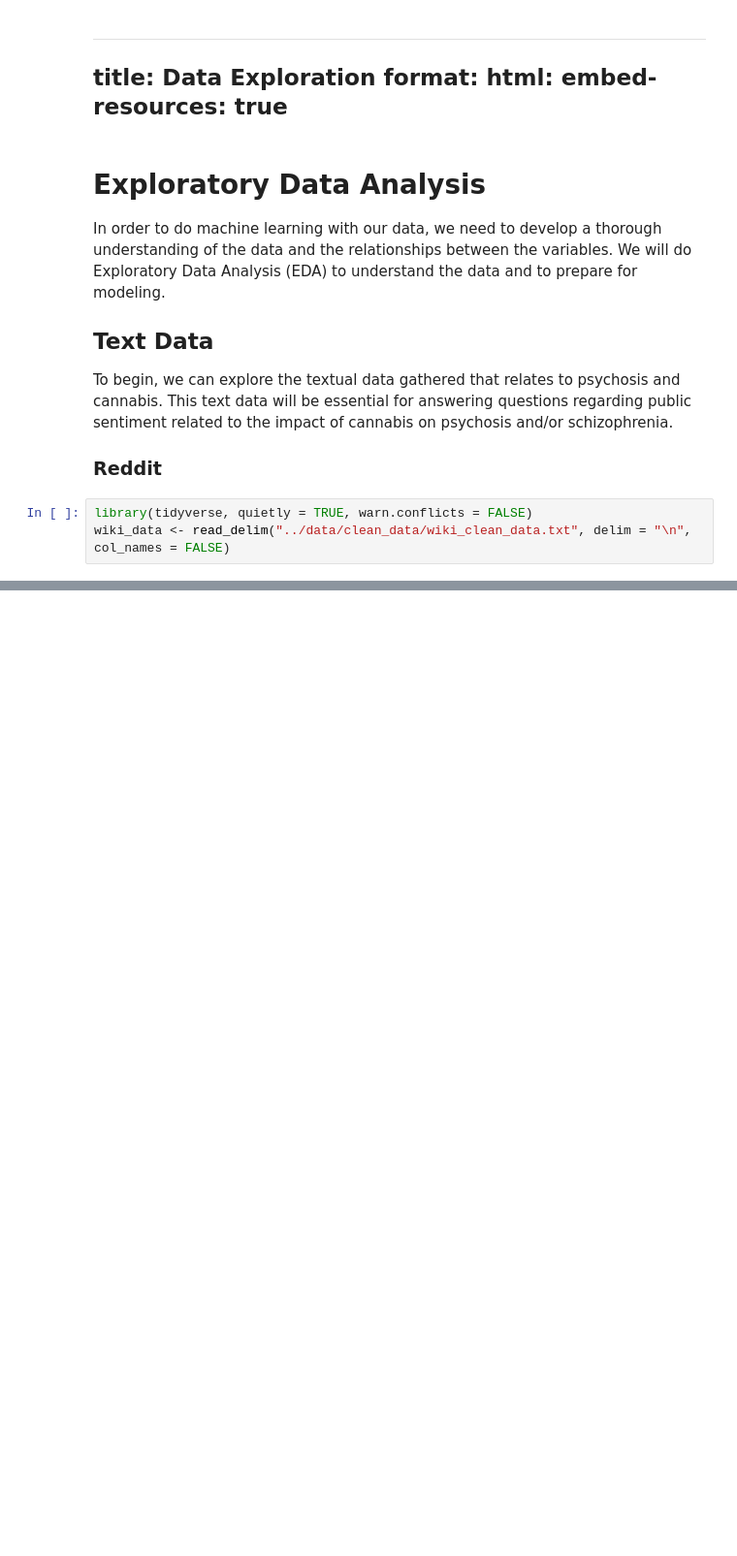
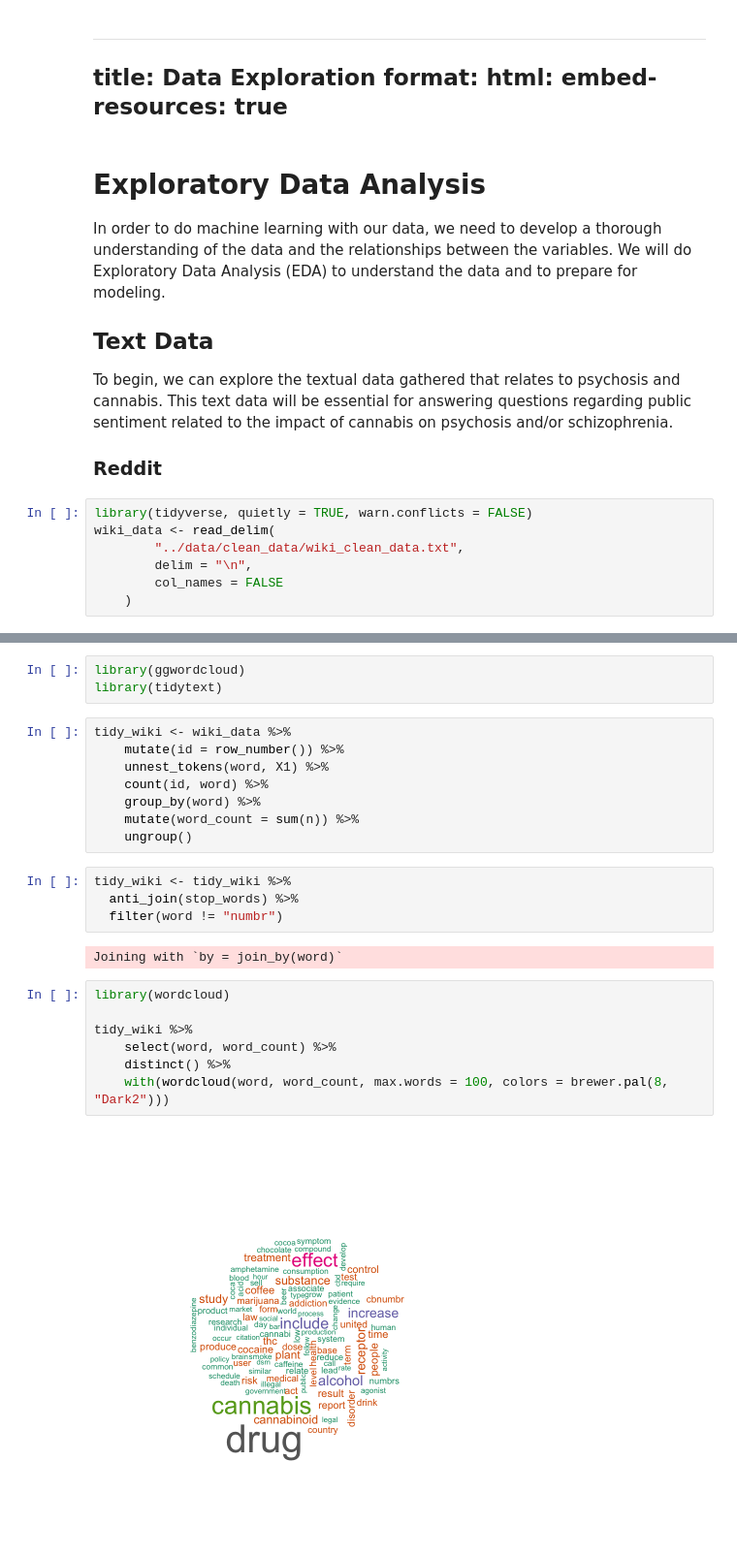
Before and after one commit to anly501/dsan-5000-project-mfgeary, a Jupyter notebook: dsan-website/5000-website/eda/eda.ipynb, the cells around one changed output, grey strips where cells are left out. Shown: that part at 97% size. Saved outputs shown, nothing was run; the diff lists cells and outputs as text; blank space fills up the shorter version.

Commit message:
Continue EDA and fix data cleaning issues

```diff
--- a/dsan-website/5000-website/eda/eda.ipynb
+++ b/dsan-website/5000-website/eda/eda.ipynb
@@ -17,4 +17,8 @@ To begin, we can explore the textual data gathered that relates to psychosis and
 ### Reddit
 # %%
 library(tidyverse, quietly = TRUE, warn.conflicts = FALSE)
-wiki_data <- read_delim("../data/clean_data/wiki_clean_data.txt", delim = "\n", col_names = FALSE)
+wiki_data <- read_delim(
+        "../data/clean_data/wiki_clean_data.txt",
+        delim = "\n",
+        col_names = FALSE
+    )
@@ -22,0 +47,26 @@ wiki_data
+# %%
+library(ggwordcloud)
+library(tidytext)
+# %%
+tidy_wiki <- wiki_data %>%
+    mutate(id = row_number()) %>%
+    unnest_tokens(word, X1) %>%
+    count(id, word) %>%
+    group_by(word) %>%
+    mutate(word_count = sum(n)) %>%
+    ungroup()
+# %%
+tidy_wiki <- tidy_wiki %>%
+  anti_join(stop_words) %>%
+  filter(word != "numbr")
+# %% [output]
+Joining with `by = join_by(word)`
+# %%
+library(wordcloud)
+
+tidy_wiki %>%
+    select(word, word_count) %>%
+    distinct() %>%
+    with(wordcloud(word, word_count, max.words = 100, colors = brewer.pal(8, "Dark2")))
+# %% [output]
+[figure, added]
```
Also changed, not shown: parts of 7 cells of this notebook, 1 other file.
